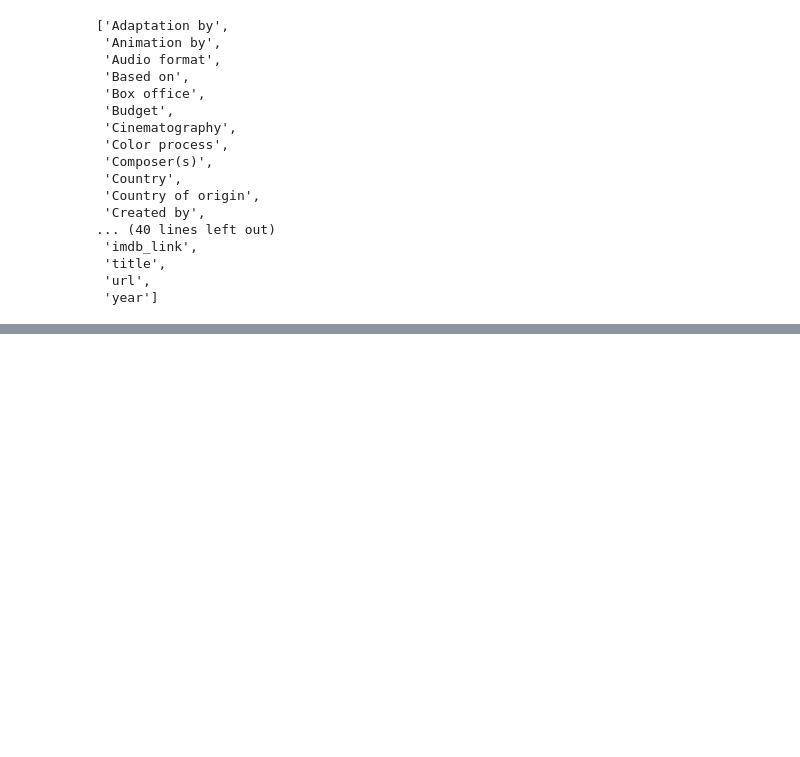
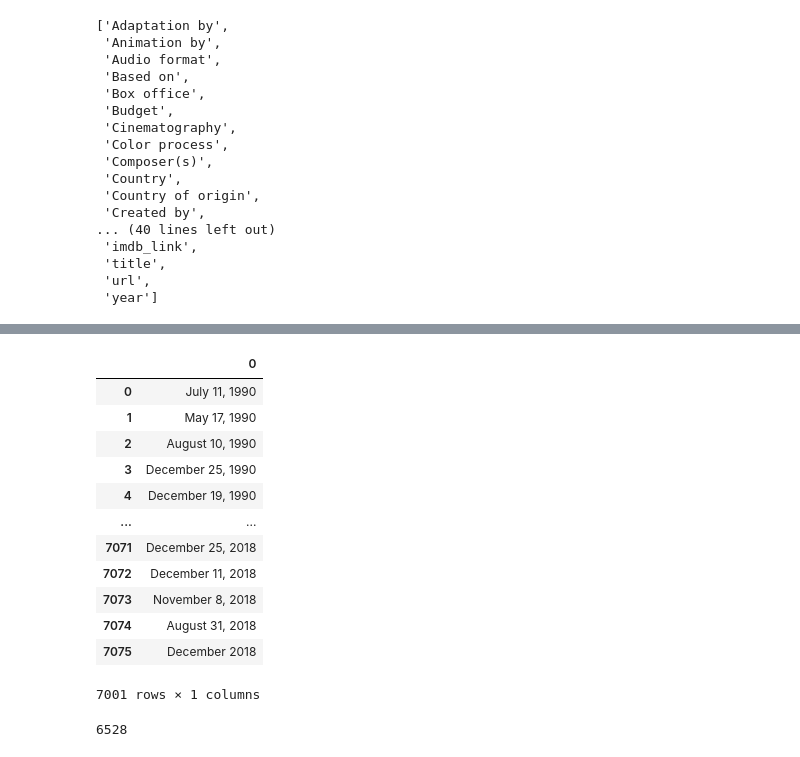
Before and after one commit to pswestmore72/movies_ETL_UT_DATA, a Jupyter notebook: movies_etl.ipynb, the cells around one changed output, grey strips where cells are left out. Cells and saved outputs as stored; diff of their text form; code cells hidden in the pictures; blank space fills up the shorter version.

Commit message:
lots of cleaning data

```diff
--- a/movies_etl.ipynb
+++ b/movies_etl.ipynb
@@ -222,0 +440,7 @@ sorted(wiki_movies_data.columns.tolist())
+# %%
+budget = budget.map(lambda x: ' '.join(x) if type(x) == list else x)
+# %%
+budget = budget.str.replace(r'\$.*[-—–](?![a-z])', '$', regex=True)
+# %%
+wiki_movies_data['budget'] = budget.str.extract(f'({form_one}|{form_two})', flags=re.IGNORECASE)[0].apply(parse_dollars)
+wiki_movies_data.drop('Budget', axis=1, inplace=True)
@@ -222,0 +467,3 @@ sorted(wiki_movies_data.columns.tolist())
+# %%
+release_date = wiki_movies_data['Release date'].dropna().apply(lambda x: ' '.join(x) if type(x) == list else x)
+release_date
@@ -222,0 +488,16 @@ sorted(wiki_movies_data.columns.tolist())
+# %%
+release_date.str.extract(f'({date_form_one}|{date_form_two}|{date_form_three}|{date_form_four})', flags=re.IGNORECASE)
+# %% [output]
+|  | 0 |
+| 0 | July 11, 1990 |
+| 1 | May 17, 1990 |
+| 2 | August 10, 1990 |
+| 3 | December 25, 1990 |
+| 4 | December 19, 1990 |
+| ... | ... |
+| 7071 | December 25, 2018 |
+| 7072 | December 11, 2018 |
+| 7073 | November 8, 2018 |
+| 7074 | August 31, 2018 |
+| 7075 | December 2018 |
+7001 rows × 1 columns
@@ -222,0 +508,4 @@ sorted(wiki_movies_data.columns.tolist())
+# %%
+running_time.str.contains(r'^\d*\s*minutes$', flags=re.IGNORECASE, na=False).sum()
+# %% [output]
+6528
```
Also changed, not shown: parts of 40 cells of this notebook.
